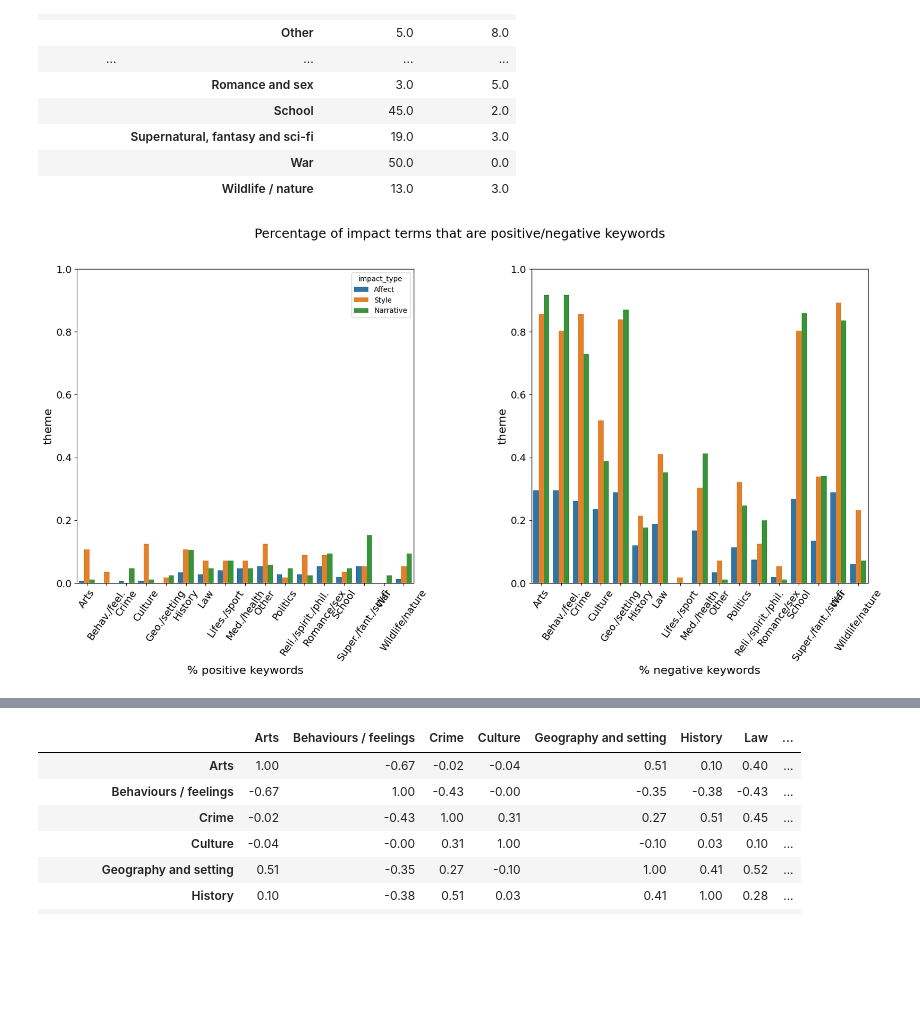
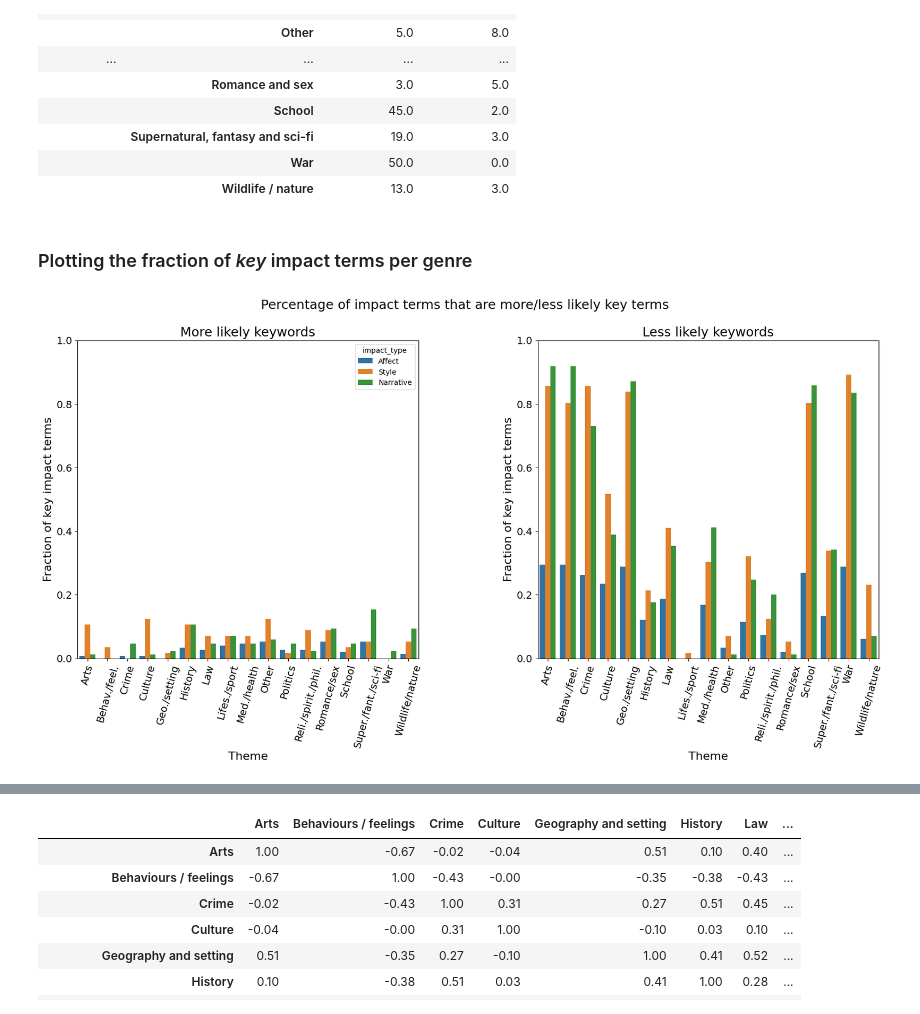
Before and after one commit to impact-and-fiction/jcls-2024-topic-genre-impact, a Jupyter notebook: notebooks/keyness-analysis-percent_diff-theme.ipynb, the cells around one changed output, grey strips where cells are left out. Cells and saved outputs as stored; diff of their text form; code cells hidden in the pictures; blank space fills up the shorter version.

```diff
--- a/notebooks/keyness-analysis-percent_diff-theme.ipynb
+++ b/notebooks/keyness-analysis-percent_diff-theme.ipynb
@@ -149,8 +144,8 @@ number of reviews (with duplicates for works with multiple themes): (140511, 29)
 # %%
+# get a list of all the column names for the themes
 theme_cols = [col for col in review_work_theme.columns if col.startswith('themes_')]
 
-theme_col = theme_cols[1]
-
+# compute the size of the _target_ and _reference_ corpus
 targets = []
 refs = []
 for theme_col in theme_cols:
@@ -159,9 +154,10 @@ for theme_col in theme_cols:
     targets.append(target)
     refs.append(ref)
 
-target = review_work_theme.review_num_words.sum()
+#
+target_total = review_work_theme.review_num_words.sum()
 ref = 0
-targets.append(target)
+targets.append(target_total)
 refs.append(ref)
 
 review_theme_totals = pd.DataFrame(data = {
@@ -222,3 +211,0 @@ impact_matches.head(2)
-# %%
-im = impact_matches[['review_id', 'sentence_index', 'match_index', 'impact_type', 'impact_term']].drop_duplicates()
-im.head(5)
@@ -238,9 +220,6 @@ Affect       49
 Narrative    85
 Style        56
 Name: impact_term, dtype: int64
-# %%
-# drop reflection impact matches, as reflection is not a validated impact type
-im = im[im.impact_type != 'Reflection']
 # %%
 work_review_impact = (pd.merge(review_stats[['work_id', 'review_id']], im, on='review_id', how='inner')
                       .drop(['sentence_index', 'match_index'], axis=1))
@@ -418,7 +362,7 @@ for impact_type in impact_types:
     impact_keyness = pd.DataFrame()
     for theme in themes:
         impact_keyness[theme] = compute_keyness(key_cat_freq.loc[impact_type],
-                                                key_cat_totals.loc[impact_type],
+                                                review_theme_totals,
                                                 theme)
     impact_keyness['impact_type'] = impact_type
     keyness[impact_type] = impact_keyness
@@ -620,43 +546,46 @@ theme_map_short = {
 }
 
 #impact_terms_frac.rename(index=theme_map_short)
+# %% [markdown]
+### Plotting the fraction of _key_ impact terms per genre
 # %%
-sdf
-impact_type = 'Affect'
 df_list = []
 for impact_type in impact_types:
     impact_terms_frac = num_terms_theme.loc[impact_type] / num_impact_terms[impact_type]
     impact_terms_frac['impact_type'] = impact_type
     df_list.append(impact_terms_frac)
 
 impact_terms_frac = pd.concat(df_list)
-impact_terms_frac
+
 
 fig, ax = plt.subplots(1, 2)
 sns.barplot(data=impact_terms_frac.rename(index=theme_map_short).reset_index(), x='theme', y='positive %Diff', hue='impact_type', ax=ax[0])
 sns.barplot(data=impact_terms_frac.rename(index=theme_map_short).reset_index(), x='theme', y='negative %Diff', hue='impact_type', ax=ax[1])
 
-ax[0].set_xlabel('% positive keywords', fontsize=16)
-ax[1].set_xlabel('% negative keywords', fontsize=16)
-ax[0].set_ylabel('theme', fontsize=16)
-ax[1].set_ylabel('theme', fontsize=16)
+ax[0].set_title('More likely keywords', fontsize=18)
+ax[1].set_title('Less likely keywords', fontsize=18)
+
+ax[0].set_xlabel('Theme', fontsize=16)
+ax[1].set_xlabel('Theme', fontsize=16)
+ax[0].set_ylabel('Fraction of key impact terms', fontsize=16)
+ax[1].set_ylabel('Fraction of key impact terms', fontsize=16)
 
 ax[0].tick_params(axis='both', which='major', labelsize=14)
 ax[1].tick_params(axis='both', which='major', labelsize=14)
-ax[0].tick_params(axis='x', rotation=55)
-ax[1].tick_params(axis='x', rotation=55)
-
+ax[0].tick_params(axis='x', labelrotation=75)
+ax[1].tick_params(axis='x', labelrotation=75)
 
 ax[0].set_ylim(0, 1.0)
 ax[1].set_ylim(0, 1.0)
 
-fig.suptitle('Percentage of impact terms that are positive/negative keywords', fontsize=18)
+fig.suptitle('Percentage of impact terms that are more/less likely key terms', fontsize=18)
+
 ax[1].get_legend().remove()
 #ax[1].legend(bbox_to_anchor=(1, 1))
 plt.subplots_adjust(left=None, bottom=None, right=None, top=None, wspace=0.35, hspace=None)
 
 #fig.tight_layout()
 fig.set_size_inches(20, 8)
 fig.savefig('../images/num_key_terms_per_theme.png', dpi=150)
 # %% [output]
-[figure, old version]
+[figure, new version]
```
Also changed, not shown: parts of 68 cells of this notebook, 3 other files.
